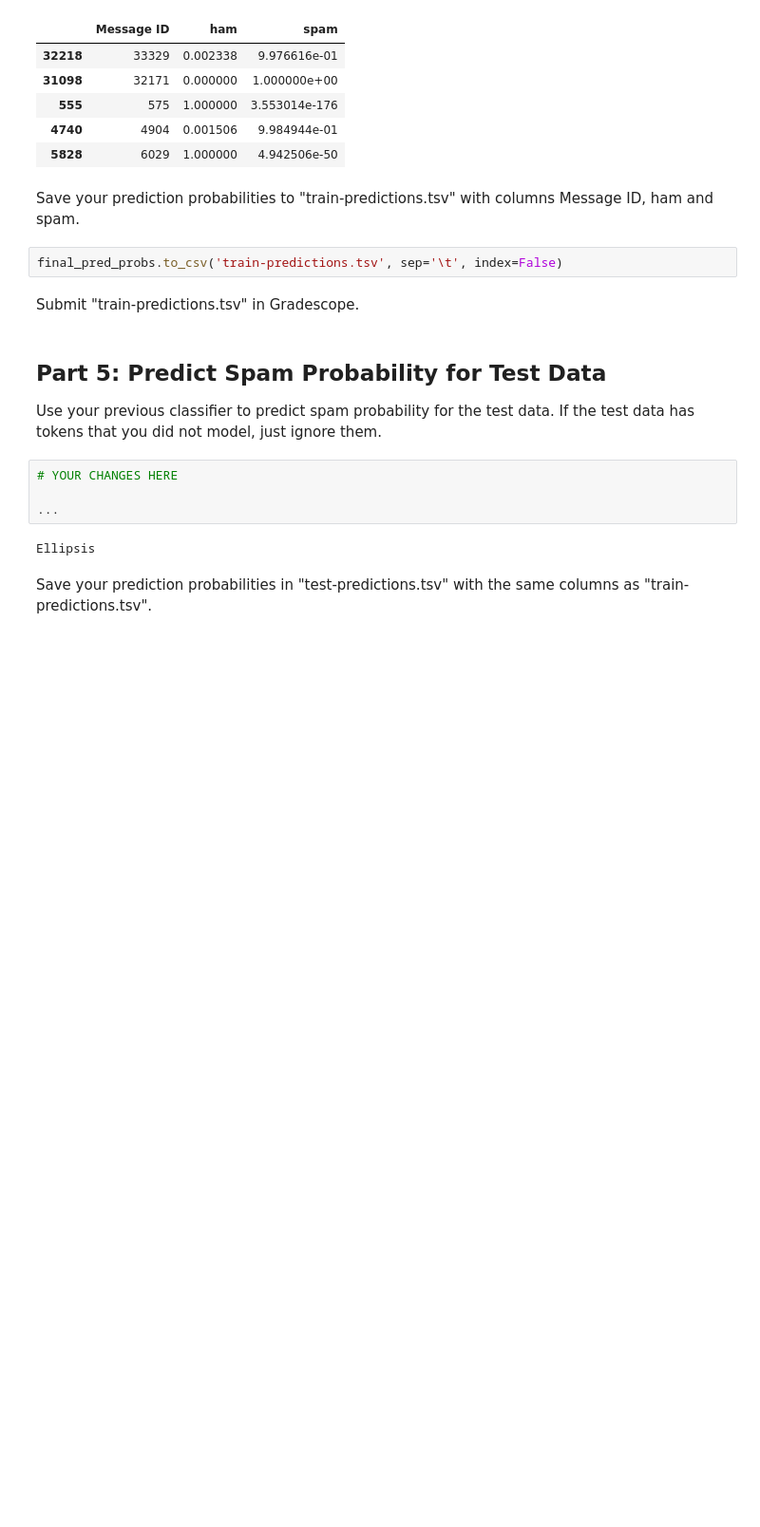
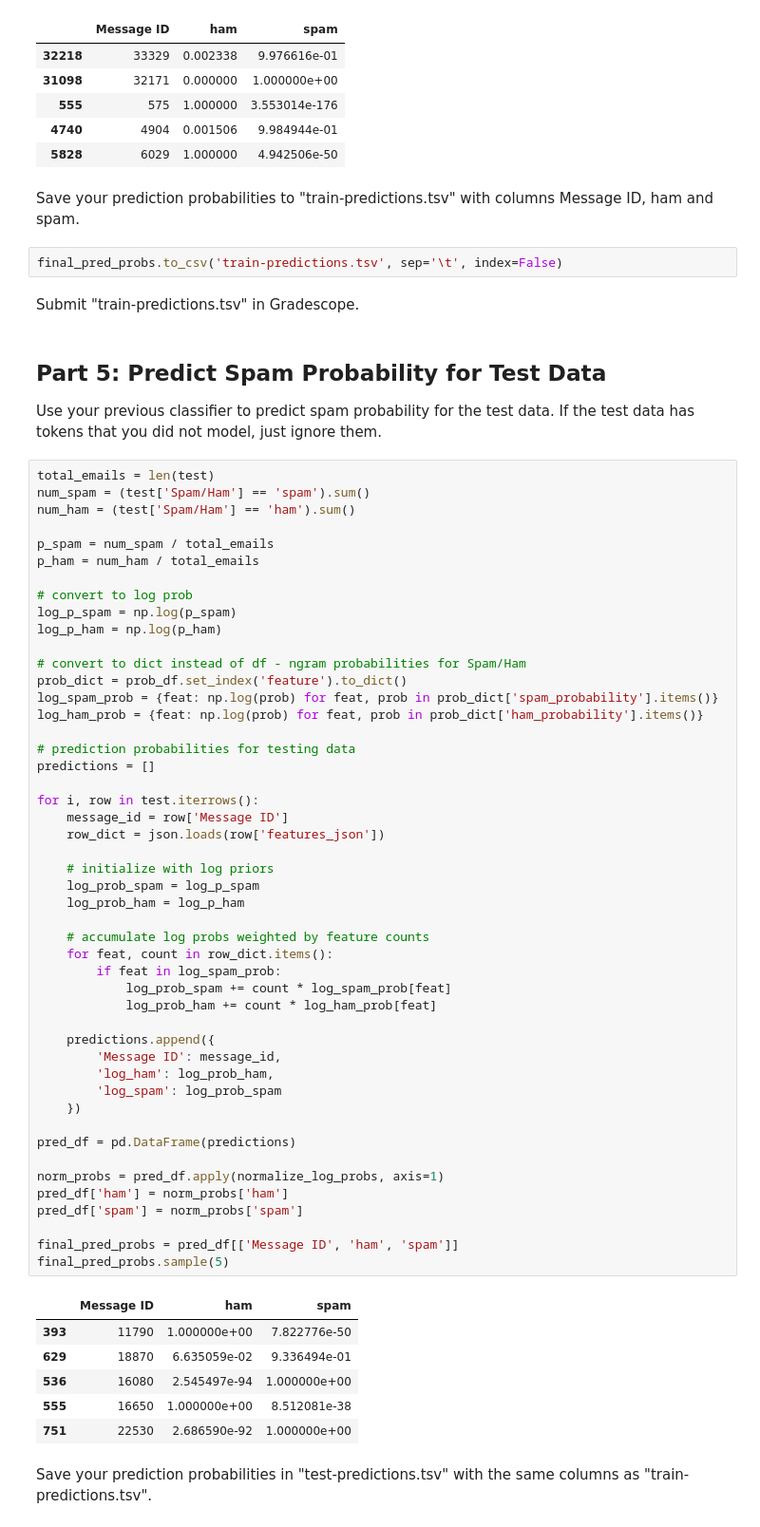
Before and after one commit to aidandig/dx704-project-09, a Jupyter notebook: dx704-project-09.ipynb, the cells around one changed output. Shown at 95% size. Cells and saved outputs as stored; diff of their text form; blank space fills up the shorter version.

Commit message:
test prediction probabilities

```diff
--- a/dx704-project-09.ipynb
+++ b/dx704-project-09.ipynb
@@ -336,11 +336,60 @@ Submit "train-predictions.tsv" in Gradescope.
 
 Use your previous classifier to predict spam probability for the test data.
 If the test data has tokens that you did not model, just ignore them.
-# %%
-# YOUR CHANGES HERE
-
-...
-# %% [output]
-Ellipsis
+# %%
+total_emails = len(test)
+num_spam = (test['Spam/Ham'] == 'spam').sum()
+num_ham = (test['Spam/Ham'] == 'ham').sum()
+
+p_spam = num_spam / total_emails
+p_ham = num_ham / total_emails
+
+# convert to log prob
+log_p_spam = np.log(p_spam)
+log_p_ham = np.log(p_ham)
+
+# convert to dict instead of df - ngram probabilities for Spam/Ham
+prob_dict = prob_df.set_index('feature').to_dict()
+log_spam_prob = {feat: np.log(prob) for feat, prob in prob_dict['spam_probability'].items()}
+log_ham_prob = {feat: np.log(prob) for feat, prob in prob_dict['ham_probability'].items()}
+
+# prediction probabilities for testing data
+predictions = []
+
+for i, row in test.iterrows():
+    message_id = row['Message ID']
+    row_dict = json.loads(row['features_json'])
+
+    # initialize with log priors
+    log_prob_spam = log_p_spam
+    log_prob_ham = log_p_ham
+
+    # accumulate log probs weighted by feature counts
+    for feat, count in row_dict.items():
+        if feat in log_spam_prob:
+            log_prob_spam += count * log_spam_prob[feat]
+            log_prob_ham += count * log_ham_prob[feat]
+
+    predictions.append({
+        'Message ID': message_id,
+        'log_ham': log_prob_ham,
+        'log_spam': log_prob_spam
+    })
+
+pred_df = pd.DataFrame(predictions)
+
+norm_probs = pred_df.apply(normalize_log_probs, axis=1)
+pred_df['ham'] = norm_probs['ham']
+pred_df['spam'] = norm_probs['spam']
+
+final_pred_probs = pred_df[['Message ID', 'ham', 'spam']]
+final_pred_probs.sample(5)
+# %% [output]
+|  | Message ID | ham | spam |
+| 393 | 11790 | 1.000000e+00 | 7.822776e-50 |
+| 629 | 18870 | 6.635059e-02 | 9.336494e-01 |
+| 536 | 16080 | 2.545497e-94 | 1.000000e+00 |
+| 555 | 16650 | 1.000000e+00 | 8.512081e-38 |
+| 751 | 22530 | 2.686590e-92 | 1.000000e+00 |
 # %% [markdown]
 Save your prediction probabilities in "test-predictions.tsv" with the same columns as "train-predictions.tsv".
```
Also changed, not shown: parts of 2 cells of this notebook, 1 other file.
